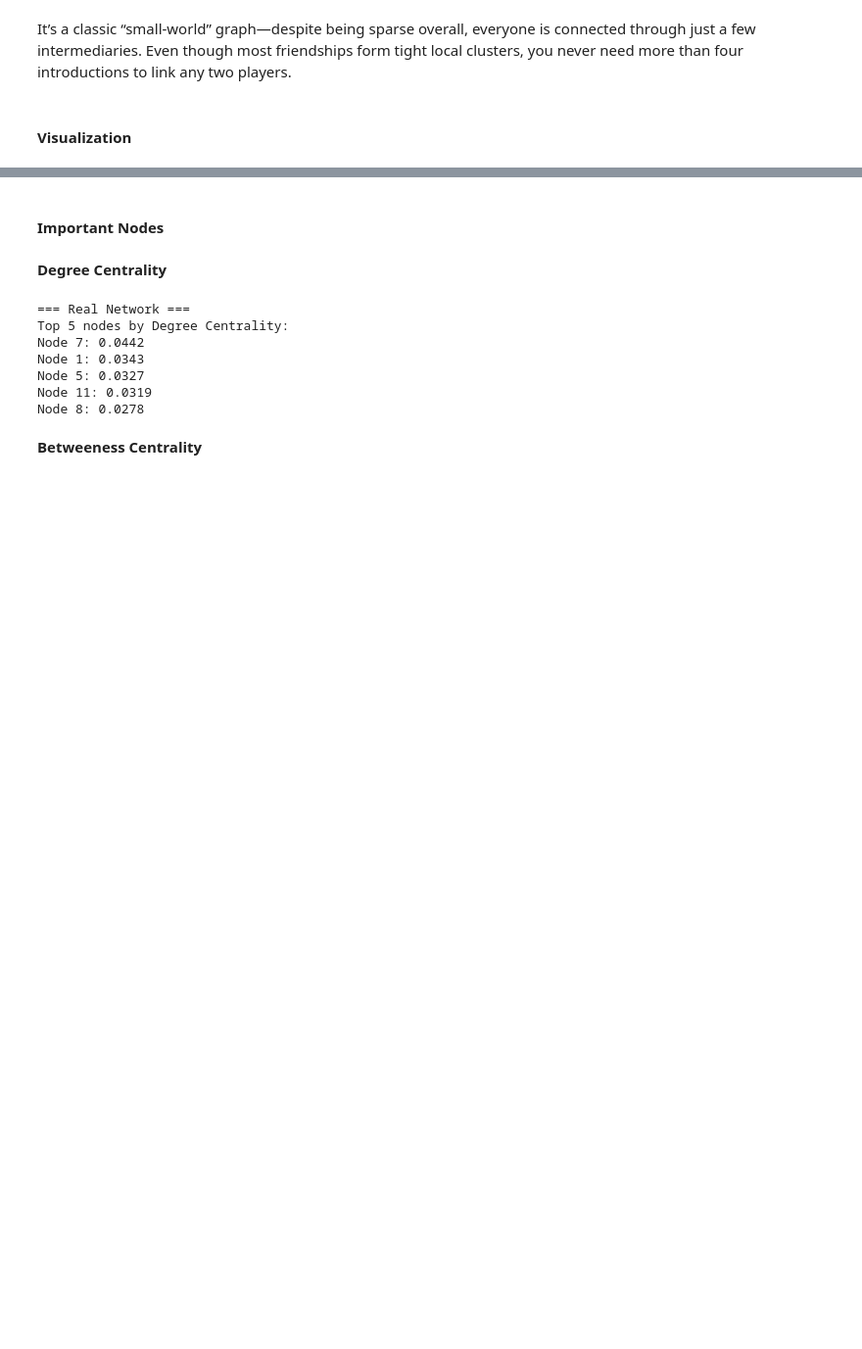
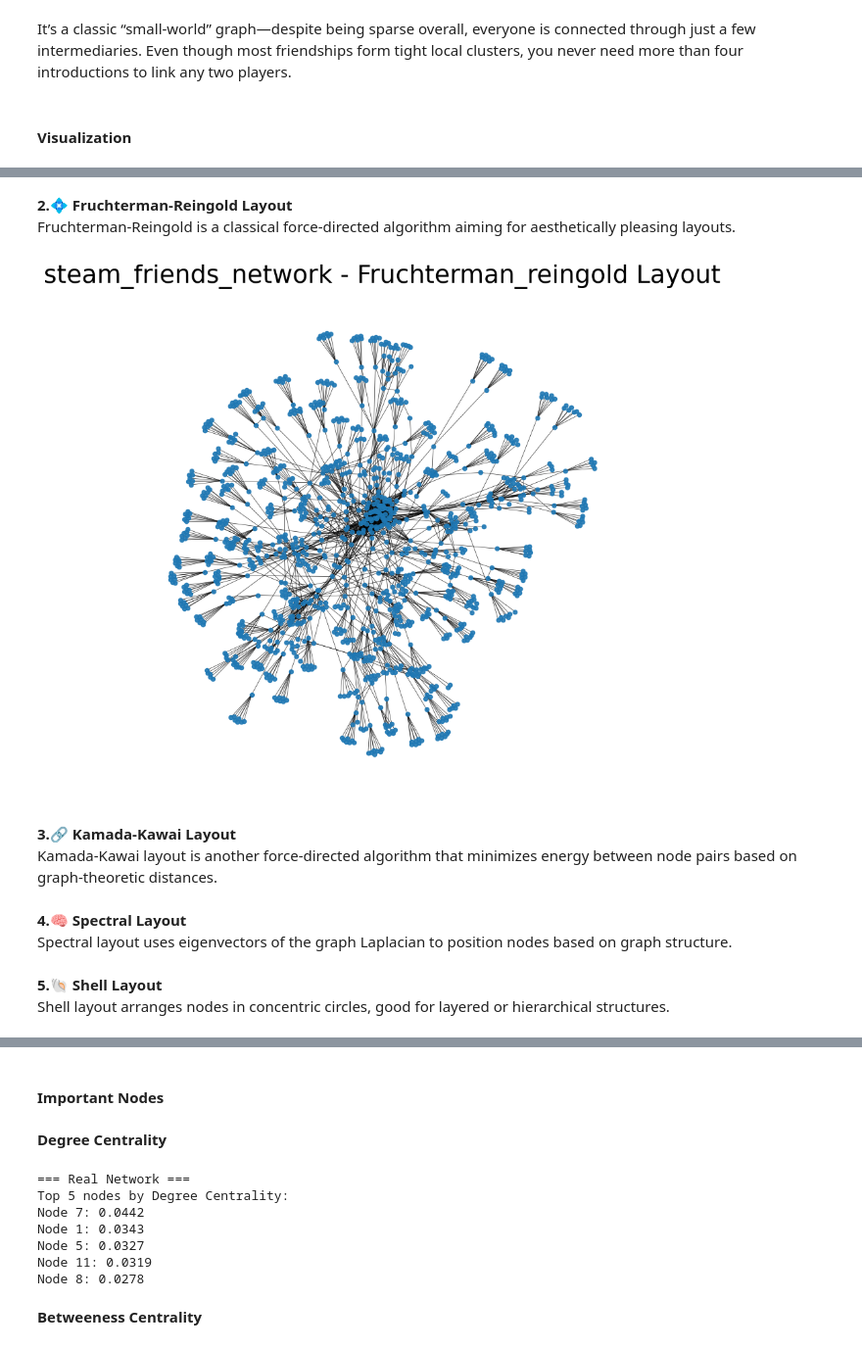
Before and after one commit to Master-HPC-2025/SNA-steam, a Jupyter notebook: project.ipynb, the cells around one changed output, grey strips where cells are left out. Shown at 98% size. Drawn from its saved outputs; the diff is of its cells as text; code cells hidden in the pictures; blank space fills up the shorter version.

```diff
--- a/project.ipynb
+++ b/project.ipynb
@@ -441,0 +490,10 @@ It’s a classic “small-world” graph—despite being sparse overall, everyon
+# %% [markdown]
+<b> 2.💠 Fruchterman-Reingold Layout </b> <br>
+Fruchterman-Reingold is a classical force-directed algorithm aiming for aesthetically pleasing layouts.
+# %%
+plot_graph(G, "steam_friends_network", "fruchterman_reingold", wdth=0.5)
+# %% [output]
+[figure, added]
+# %% [markdown]
+<b> 3.🔗 Kamada-Kawai Layout </b> <br>
+Kamada-Kawai layout is another force-directed algorithm that minimizes energy between node pairs based on graph-theoretic distances.
@@ -441,0 +502,3 @@ It’s a classic “small-world” graph—despite being sparse overall, everyon
+# %% [markdown]
+<b> 4.🧠 Spectral Layout </b> <br>
+Spectral layout uses eigenvectors of the graph Laplacian to position nodes based on graph structure.
@@ -441,0 +507,3 @@ It’s a classic “small-world” graph—despite being sparse overall, everyon
+# %% [markdown]
+<b> 5.🐚 Shell Layout </b> <br>
+Shell layout arranges nodes in concentric circles, good for layered or hierarchical structures.
```
Also changed, not shown: parts of 18 cells of this notebook, 1 other file.
